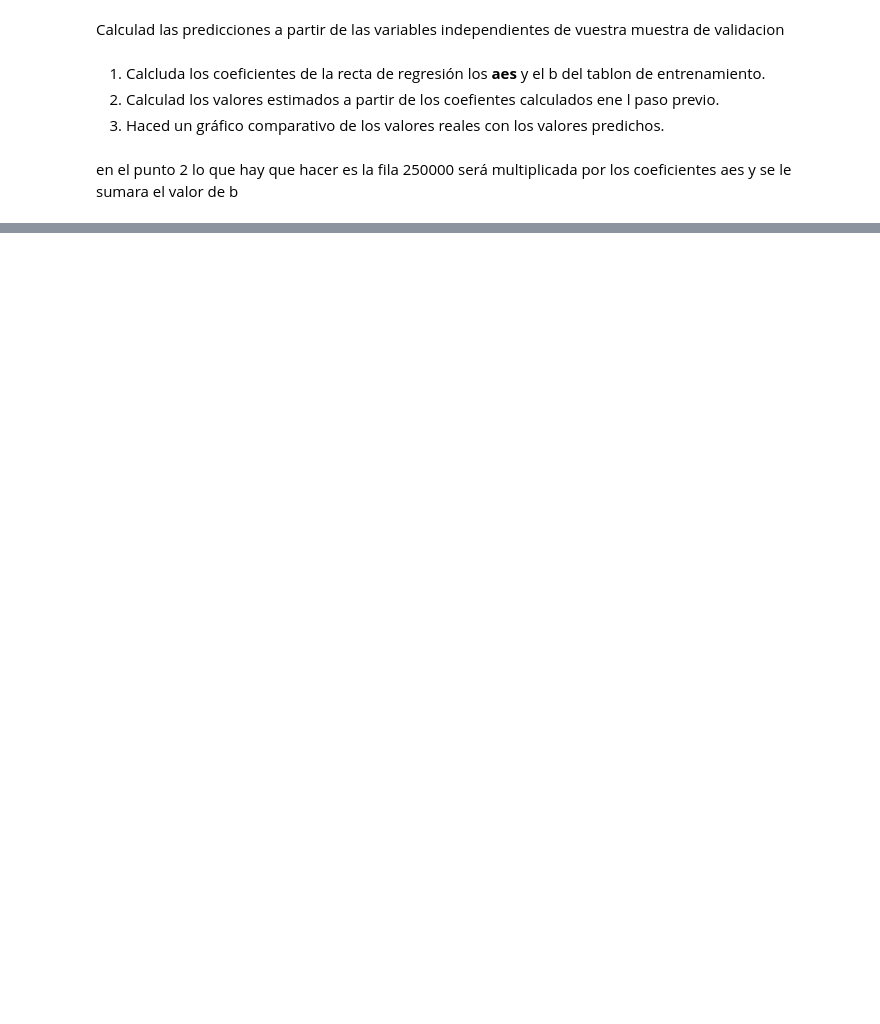
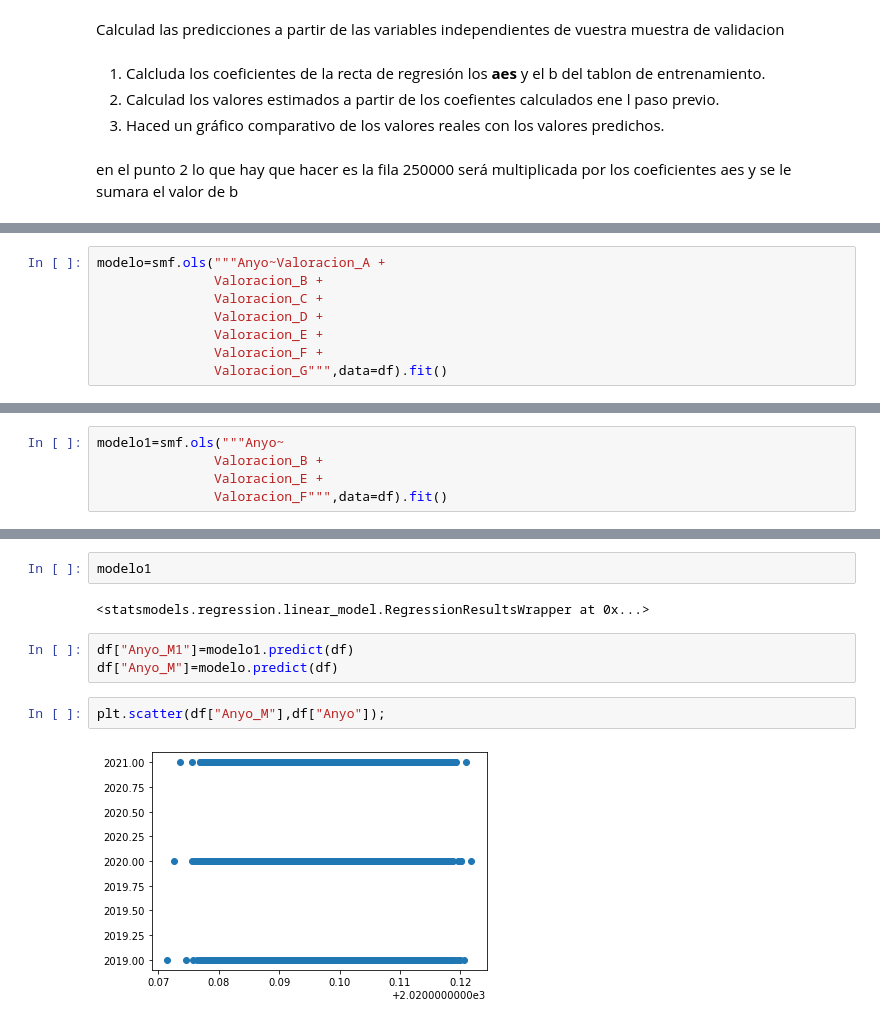
Before and after one commit to jsanz81/Bootcamp_Abril2023, a Jupyter notebook: 05_Machine_Learning/02_Aprendizaje_Supervisado/01_Regresion_Lineal/Regresion_Lineal.ipynb, the cells around one changed output, grey strips where cells are left out. Drawn from its saved outputs; the diff is of its cells as text; blank space fills up the shorter version.

```diff
--- a/05_Machine_Learning/02_Aprendizaje_Supervisado/01_Regresion_Lineal/Regresion_Lineal.ipynb
+++ b/05_Machine_Learning/02_Aprendizaje_Supervisado/01_Regresion_Lineal/Regresion_Lineal.ipynb
@@ -76,0 +102,8 @@ la fila 250000 será multiplicada por los coeficientes aes y se le sumara el val
+# %%
+modelo=smf.ols("""Anyo~Valoracion_A +
+               Valoracion_B +
+               Valoracion_C +
+               Valoracion_D +
+               Valoracion_E +
+               Valoracion_F +
+               Valoracion_G""",data=df).fit()
@@ -76,0 +142,5 @@ la fila 250000 será multiplicada por los coeficientes aes y se le sumara el val
+# %%
+modelo1=smf.ols("""Anyo~
+               Valoracion_B +
+               Valoracion_E +
+               Valoracion_F""",data=df).fit()
@@ -76,0 +171,11 @@ la fila 250000 será multiplicada por los coeficientes aes y se le sumara el val
+# %%
+modelo1
+# %% [output]
+<statsmodels.regression.linear_model.RegressionResultsWrapper at 0x...>
+# %%
+df["Anyo_M1"]=modelo1.predict(df)
+df["Anyo_M"]=modelo.predict(df)
+# %%
+plt.scatter(df["Anyo_M"],df["Anyo"]);
+# %% [output]
+[figure, added]
```
Also changed, not shown: parts of 20 cells of this notebook.
